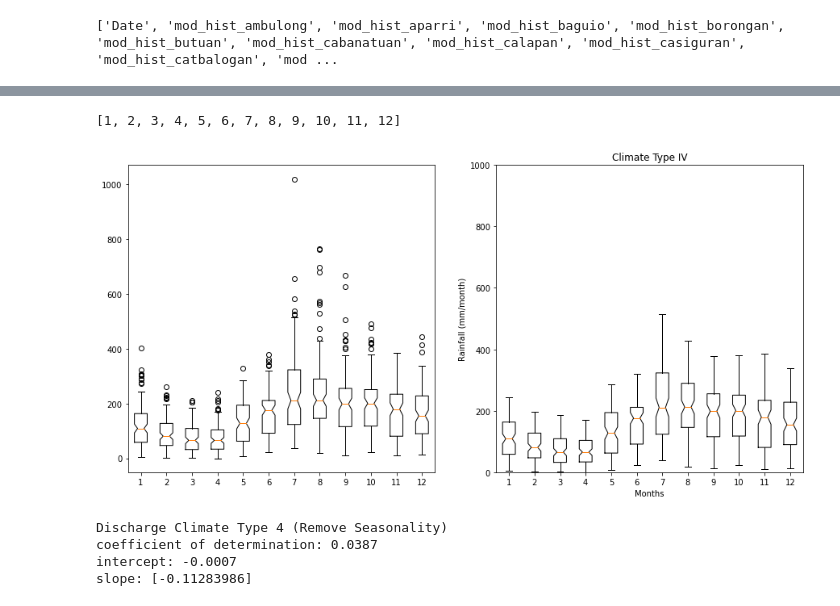
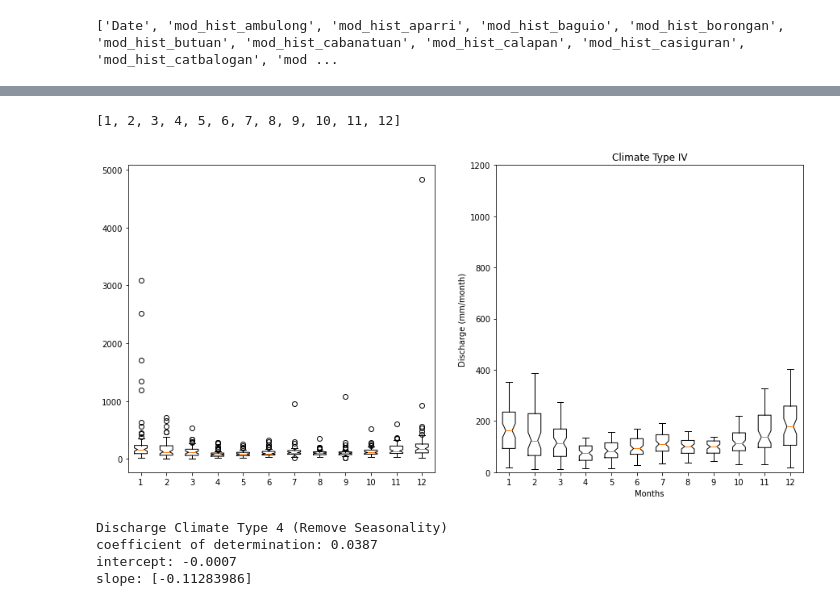
Before and after one commit to nsekhon91/discharge, a Jupyter notebook: ENSO.ipynb, the cells around one changed output, grey strips where cells are left out. Saved outputs shown, nothing was run; the diff lists cells and outputs as text; code cells hidden in the pictures.

Commit message:
added box plot and saved means

```diff
--- a/ENSO.ipynb
+++ b/ENSO.ipynb
@@ -667,3 +639,16 @@ memory usage: 319.8 KB
+# %%
+#FIGURE WITH RAW RAINFALL DATA
+
+color = cm.terrain( np.linspace(0, 1, 30), alpha=0.9 )
+plt.figure( figsize=(24,16) )
+for i,c in zip(range(1,30),color):
+    plt.plot(df_rain_dropped['Date'],df_rain_dropped.iloc[:,i], c=c,label = df_rain_dropped.columns[i])
+plt.legend(loc='best')
+plt.ylim(0,3500)
+plt.xlim([datetime.date(1900, 1, 1), datetime.date(2020, 12, 31)])
+plt.ylabel('Rainfall (mm/month)', color='k')
+plt.savefig(f'../discharge/Data/Images/Dec17/Raw Rainfall Data.eps', dpi = 600, rasterized=True)
+plt.show()
 # %%
 # RIVER DISCHARGE DATA
 
@@ -765,0 +721,14 @@ df_clean_clim_rain,std_rain = clean_data( df_rain_dropped,criteria_rain,'Station
+# %%
+# FIGURE WTIH RAW DISCHARGE DARA
+#np.log10
+
+color = cm.terrain( np.linspace(0,1,60), alpha = 0.9 )
+plt.figure( figsize=(24,16) )
+for i,c in zip( range(1,60),color ):
+    plt.plot( df_hess_hist_dropped['Year'], np.log10( df_hess_hist_dropped.iloc[:,i] ), c=c, label = df_hess_hist_dropped.columns[i] )
+plt.legend(loc='best')
+#plt.ylim(0,5000)
+plt.xlim([datetime.date(1900, 1, 1), datetime.date(2020, 12, 31)])
+plt.ylabel('Discharge (mm/month)', color='k')
+plt.savefig(f'../discharge/Data/Images/Dec17/Raw LOG Discharge Data.eps', dpi = 600, rasterized=True)
+plt.show()
@@ -766,25 +756,25 @@ df_clean_clim_rain,std_rain = clean_data( df_rain_dropped,criteria_rain,'Station
 # %%
 #BOX PLOT
 
 month_list = [ i for i in range(1,13) ]
 print(month_list)
 month_group  = []
 
-for  group in df_clean_clim_rain.groupby( df_clean_clim_rain['month'].dt.month ):
+for  group in df_clean_clim_dis.groupby( df_clean_clim_dis['month'].dt.month ):
     month_group.append( list(group[1]['data_mean']) )
 
 fig, ax = plt.subplots(figsize=(15,7), nrows = 1, ncols =2 )
 ax[0].boxplot(list(month_group),whis=True,positions=month_list,notch=1,autorange=True,showfliers=True)
 plt.xlabel('Months')
-plt.ylabel('Rainfall (mm/month)')
+plt.ylabel('Discharge (mm/month)')
 ax[1].boxplot(list(month_group),whis=True,positions=month_list,notch=1,autorange=True,showfliers=False)
 plt.title('Climate Type IV')
-plt.ylim( [0,1000] )
-plt.savefig(f'../discharge/Data/Images/Dec5/BoxPlot_Rain_CT IV.eps', dpi = 600)
+plt.ylim( [0,1200] )
+plt.savefig(f'../discharge/Data/Images/Dec17/BoxPlot_Discharge_CT IV.eps', dpi = 600)
 plt.show()
 # %% [output]
 [1, 2, 3, 4, 5, 6, 7, 8, 9, 10, 11, 12]
-[figure, old version]
+[figure, new version]
 # %%
 ##### scatter and linear regression
 # y = mx + b where x = ssta (indep), y = data_deseason(dep)
```
Also changed, not shown: parts of 9 cells of this notebook.
